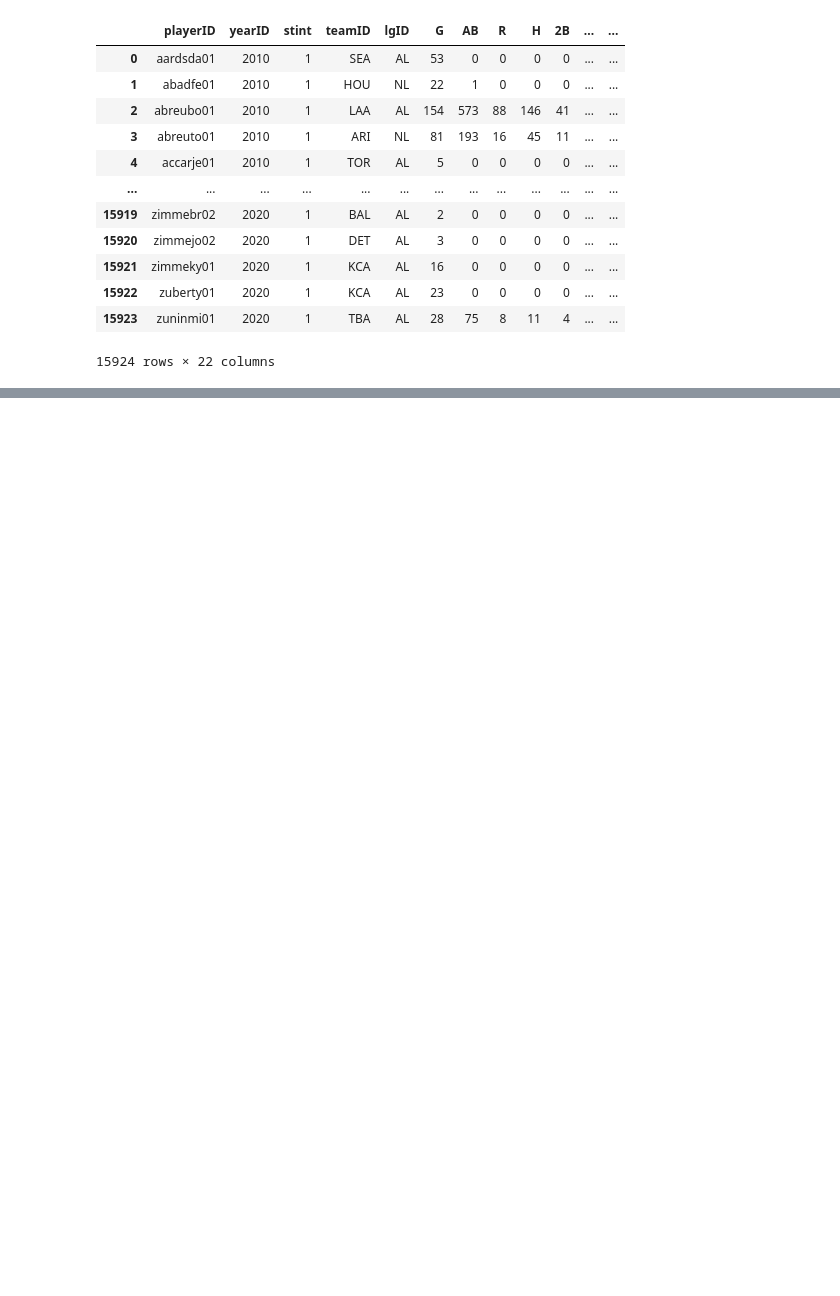
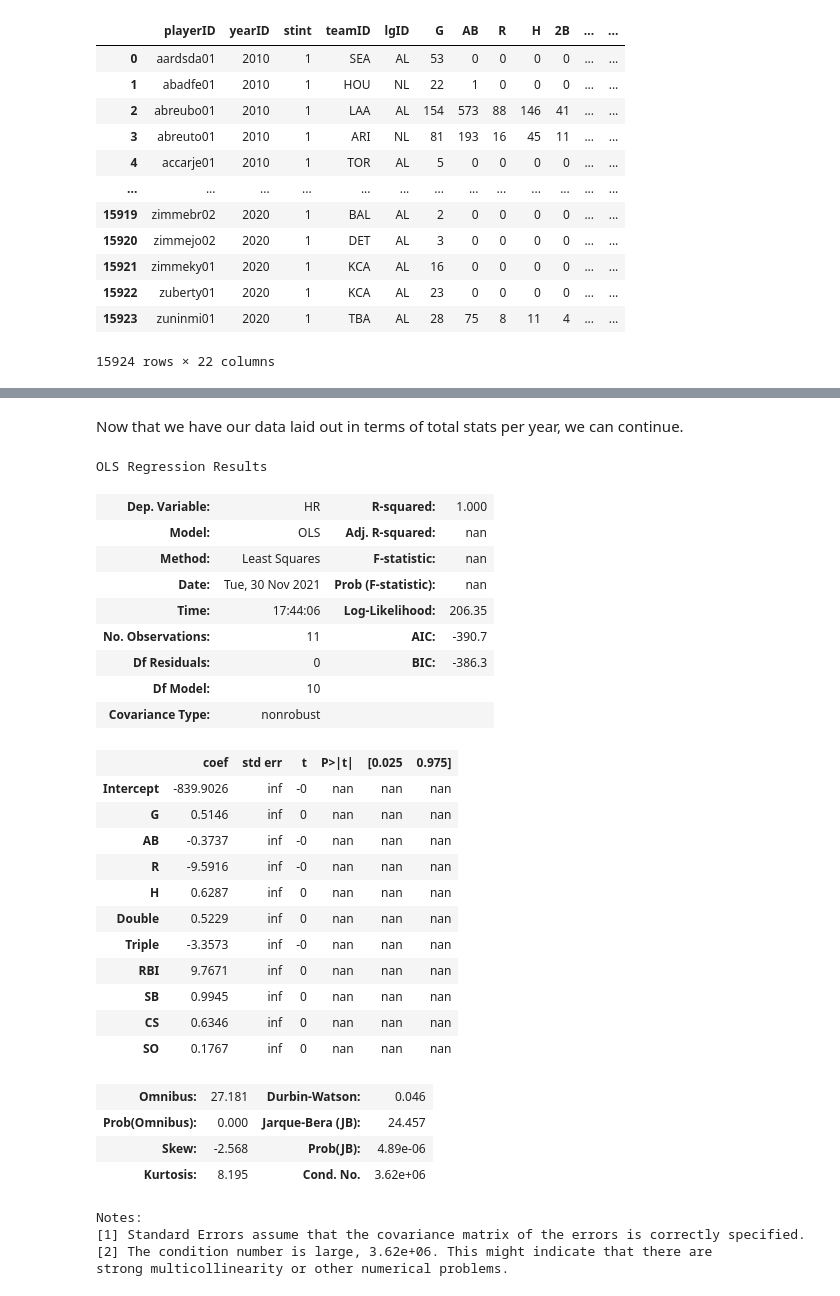
Before and after one commit to dswetlik/BaseballHRPrediction, a Jupyter notebook: BaseballReport.ipynb, the cells around one changed output, grey strips where cells are left out. Cells and saved outputs as stored; diff of their text form; code cells hidden in the pictures; blank space fills up the shorter version.

```diff
--- a/BaseballReport.ipynb
+++ b/BaseballReport.ipynb
@@ -19,0 +156,38 @@ baseball
+# %% [markdown]
+Now that we have our data laid out in terms of total stats per year, we can continue.
+# %%
+mod = smf.ols(formula='HR ~ G + AB + R + H + Double + Triple + RBI + SB + CS', data = newBaseball)
+# %%
+res = mod.fit()
+res.summary()
+# %% [output]
+OLS Regression Results
+| Dep. Variable: | HR | R-squared: | 1.000 |
+| Model: | OLS | Adj. R-squared: | nan |
+| Method: | Least Squares | F-statistic: | nan |
+| Date: | Tue, 30 Nov 2021 | Prob (F-statistic): | nan |
+| Time: | 17:44:06 | Log-Likelihood: | 206.35 |
+| No. Observations: | 11 | AIC: | -390.7 |
+| Df Residuals: | 0 | BIC: | -386.3 |
+| Df Model: | 10 |  |  |
+| Covariance Type: | nonrobust |  |  |
+|  | coef | std err | t | P>|t| | [0.025 | 0.975] |
+| Intercept | -839.9026 | inf | -0 | nan | nan | nan |
+| G | 0.5146 | inf | 0 | nan | nan | nan |
+| AB | -0.3737 | inf | -0 | nan | nan | nan |
+| R | -9.5916 | inf | -0 | nan | nan | nan |
+| H | 0.6287 | inf | 0 | nan | nan | nan |
+| Double | 0.5229 | inf | 0 | nan | nan | nan |
+| Triple | -3.3573 | inf | -0 | nan | nan | nan |
+| RBI | 9.7671 | inf | 0 | nan | nan | nan |
+| SB | 0.9945 | inf | 0 | nan | nan | nan |
+| CS | 0.6346 | inf | 0 | nan | nan | nan |
+| SO | 0.1767 | inf | 0 | nan | nan | nan |
+| Omnibus: | 27.181 | Durbin-Watson: | 0.046 |
+| Prob(Omnibus): | 0.000 | Jarque-Bera (JB): | 24.457 |
+| Skew: | -2.568 | Prob(JB): | 4.89e-06 |
+| Kurtosis: | 8.195 | Cond. No. | 3.62e+06 |
+Notes:
+[1] Standard Errors assume that the covariance matrix of the errors is correctly specified.
+[2] The condition number is large, 3.62e+06. This might indicate that there are
+strong multicollinearity or other numerical problems.
```
Also changed, not shown: parts of 11 cells of this notebook, 1 other file.
